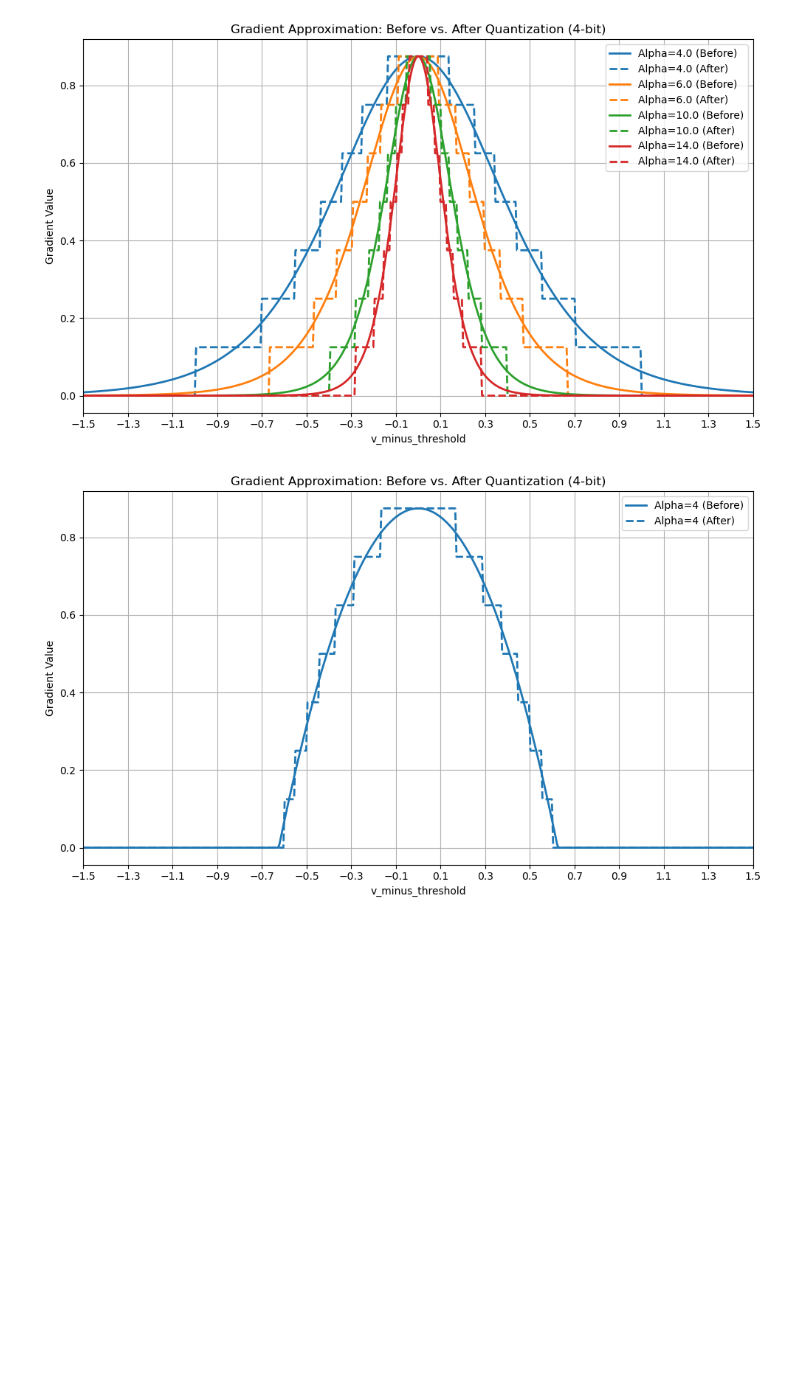
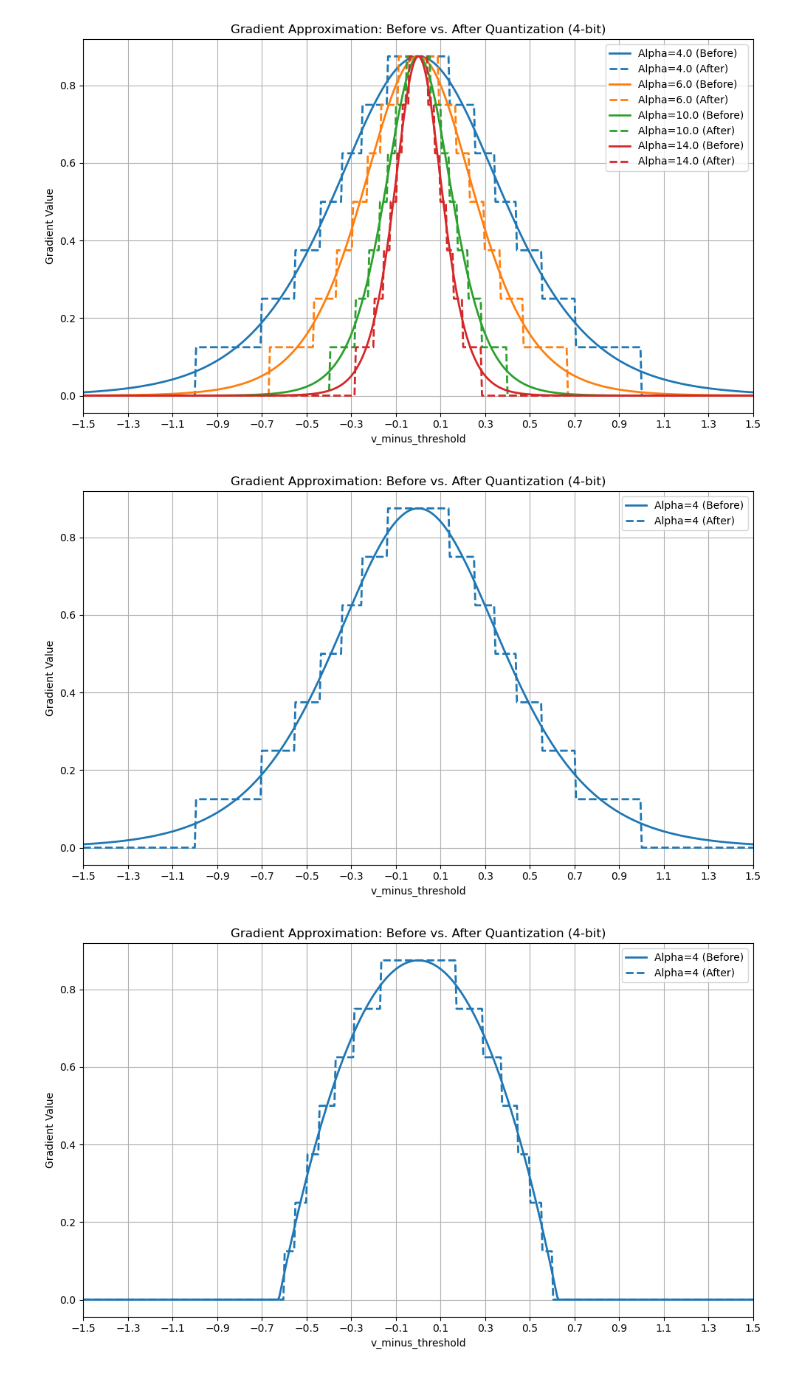
Before and after one commit to bhkim003/ByeonghyeonKim, a Jupyter notebook: my_snn/main_reborn 2505230023부로 업뎃ㄴ.ipynb, the cells around one changed output. Drawn from its saved outputs; the diff is of its cells as text; code cells hidden in the pictures; blank space fills up the shorter version.

```diff
--- a/my_snn/main_reborn 2505230023부로 업뎃ㄴ.ipynb
+++ b/my_snn/main_reborn 2505230023부로 업뎃ㄴ.ipynb
@@ -999,6 +999,66 @@ plt.show()
 # %% [output]
 [figure]
 # %%
+import torch
+import matplotlib.pyplot as plt
+import math
+
+# 사용자 정의 x축 범위
+k = 1.5
+x_min = -k
+x_max = k
+
+# Define range
+v_minus_threshold = torch.linspace(x_min, x_max, 500)
+
+# Quantization (4-bit)
+sg_temp_bit = 4
+sg_temp_max = 1.0
+sg_temp_max -= 2 ** (-(sg_temp_bit - 1))
+scale_sg_temp = 2 ** math.ceil(math.log2(sg_temp_max / (2 ** (sg_temp_bit - 1) - 1)))
+
+# alpha 값 리스트
+alphas = [4]  # 개수 제한 없이 사용 가능
+cmap = plt.get_cmap("tab10")  # 최대 10개의 색상 제공
+
+plt.figure(figsize=(10, 6))
+
+for i, alpha in enumerate(alphas):
+    color = cmap(i % 10)  # 색상 순환
+    # Sigmoid-based gradient approximation
+    sig = torch.sigmoid(alpha * v_minus_threshold)
+    # sig = torch.clamp(alpha*v_minus_threshold * 0.2 + 0.5, min=0, max=1)
+    sg_temp = 4.0 * sig * (1 - sig)
+
+    # Quantization
+    sg_temp_scaled = sg_temp * sg_temp_max
+    sg_temp_q = torch.clamp((sg_temp_scaled / scale_sg_temp).round(),
+                            -2 ** (sg_temp_bit - 1) + 1, 2 ** (sg_temp_bit - 1) - 1) * scale_sg_temp
+
+    # Plot each alpha's before/after curves
+    plt.plot(v_minus_threshold, sg_temp_scaled,
+             label=f"Alpha={alpha} (Before)", color=color, linewidth=2)
+    plt.plot(v_minus_threshold, sg_temp_q,
+             label=f"Alpha={alpha} (After)", color=color, linestyle='--', linewidth=2)
+
+# Set x-axis ticks dynamically
+xticks_range = torch.arange(x_min, x_max + 1e-5, 0.2).tolist()
+
+plt.title(f"Gradient Approximation: Before vs. After Quantization ({sg_temp_bit}-bit)")
+plt.xlabel("v_minus_threshold")
+plt.ylabel("Gradient Value")
+plt.xlim(x_min, x_max)
+plt.xticks(xticks_range)
+plt.grid(True)
+plt.legend()
+plt.tight_layout()
+plt.show()
+
+
+
+
+
+
 import torch
 import matplotlib.pyplot as plt
 import math
@@ -1027,34 +1087,35 @@ for i, alpha in enumerate(alphas):
     color = cmap(i % 10)  # 색상 순환
     # Sigmoid-based gradient approximation
     # sig = torch.sigmoid(alpha * v_minus_threshold)
     sig = torch.clamp(alpha*v_minus_threshold * 0.2 + 0.5, min=0, max=1)
     sg_temp = 4.0 * sig * (1 - sig)
 
     # Quantization
     sg_temp_scaled = sg_temp * sg_temp_max
     sg_temp_q = torch.clamp((sg_temp_scaled / scale_sg_temp).round(),
                             -2 ** (sg_temp_bit - 1) + 1, 2 ** (sg_temp_bit - 1) - 1) * scale_sg_temp
 
     # Plot each alpha's before/after curves
     plt.plot(v_minus_threshold, sg_temp_scaled,
              label=f"Alpha={alpha} (Before)", color=color, linewidth=2)
     plt.plot(v_minus_threshold, sg_temp_q,
              label=f"Alpha={alpha} (After)", color=color, linestyle='--', linewidth=2)
 
 # Set x-axis ticks dynamically
 xticks_range = torch.arange(x_min, x_max + 1e-5, 0.2).tolist()
 
 plt.title(f"Gradient Approximation: Before vs. After Quantization ({sg_temp_bit}-bit)")
 plt.xlabel("v_minus_threshold")
 plt.ylabel("Gradient Value")
 plt.xlim(x_min, x_max)
 plt.xticks(xticks_range)
 plt.grid(True)
 plt.legend()
 plt.tight_layout()
 plt.show()
 # %% [output]
-[figure, old version]
+[figure, new version]
+[figure, added]
 # %%
 # # sweep 하는 코드, 위 셀 주석처리 해야 됨.
 
```
Also changed, not shown: 14 other files.
